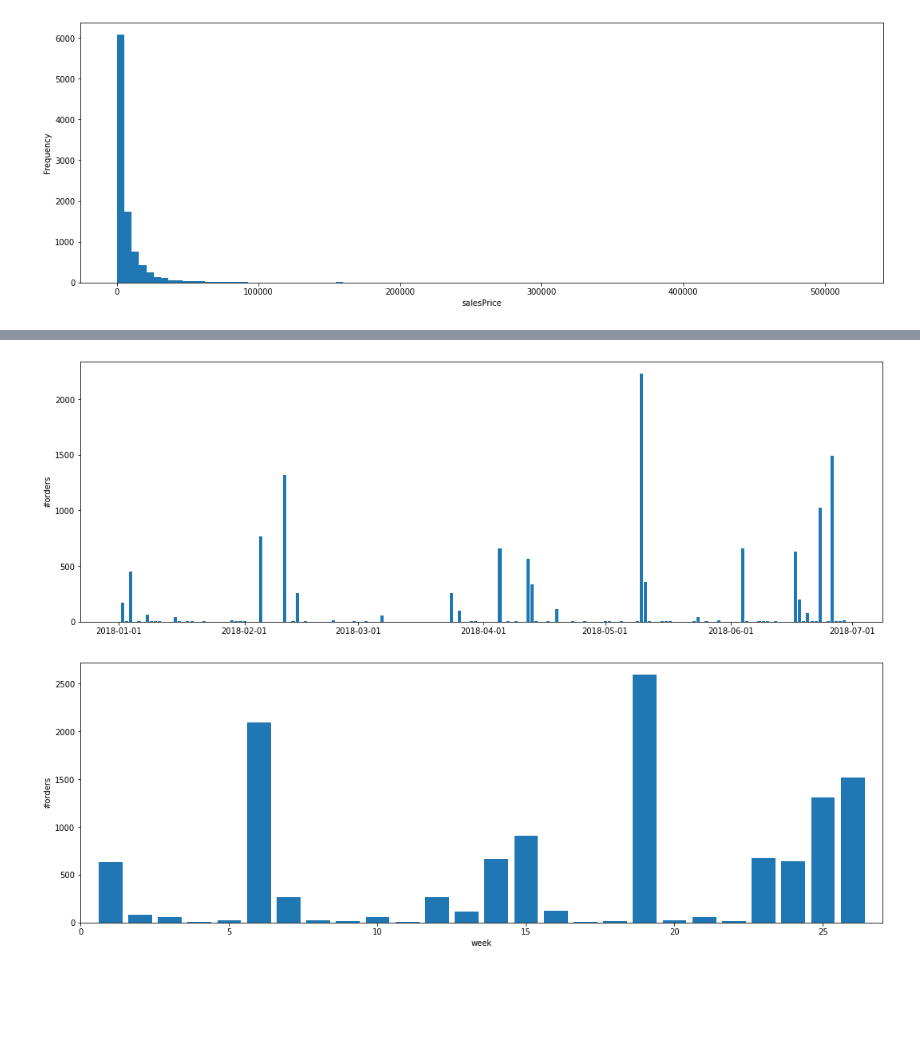
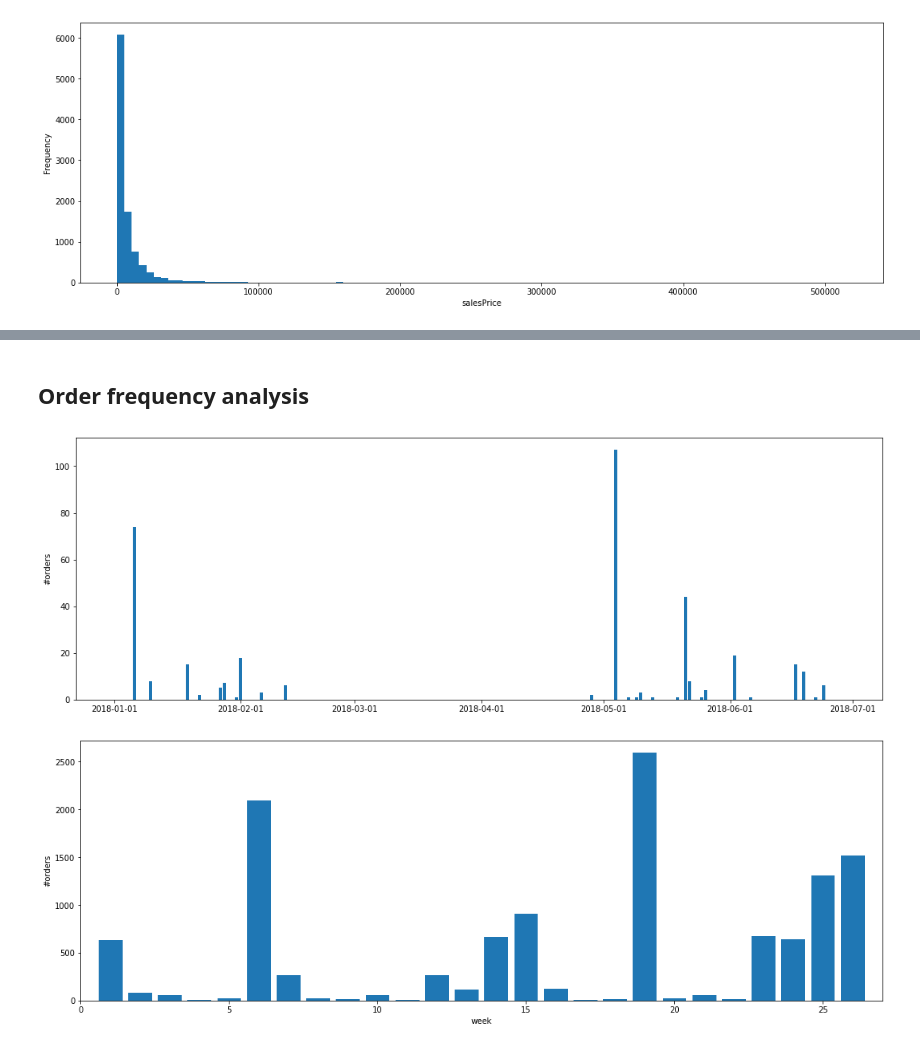
Before and after one commit to janwithb/data-mining-cup-2020, a Jupyter notebook: scripts/data_analysis.ipynb, the cells around one changed output, grey strips where cells are left out. Saved outputs shown, nothing was run; the diff lists cells and outputs as text; code cells hidden in the pictures; blank space fills up the shorter version.

```diff
--- a/scripts/data_analysis.ipynb
+++ b/scripts/data_analysis.ipynb
@@ -104,16 +431,18 @@ agg_orders_all = orders.groupby(['time']).agg({'order': 'sum', 'salesPrice': 'su
+# %% [markdown]
+## Order frequency analysis
 # %%
 # number of orders per day (examplary product)
-item = agg_orders.loc[7789]
+item = agg_orders.loc[672]
 idx = pd.date_range('2018-01-01', '2018-06-29')
 item.index = pd.DatetimeIndex(item.index)
 item = item.reindex(idx, fill_value=0)
 item.index = pd.to_datetime(item.index)
 
 # plot figure
 fig, ax = plt.subplots(figsize=(18, 6))
 ax.bar(item.index.values, item['order'])
 ax.xaxis.set_major_formatter(mdates.DateFormatter('%Y-%m-%d'))
 ax.set_ylabel('#orders')
 plt.show()
 # %% [output]
-[figure, old version]
+[figure, new version]
```
Also changed, not shown: parts of 41 cells of this notebook, 1 other file.
